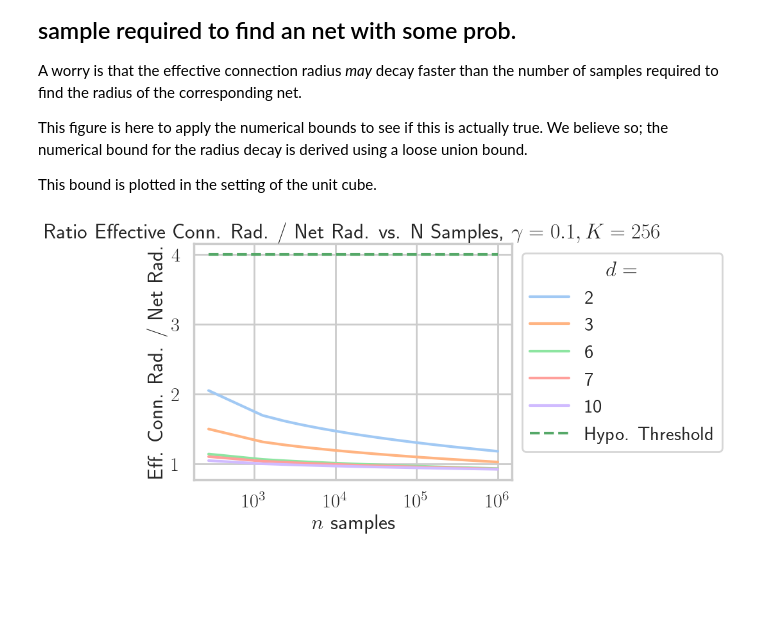
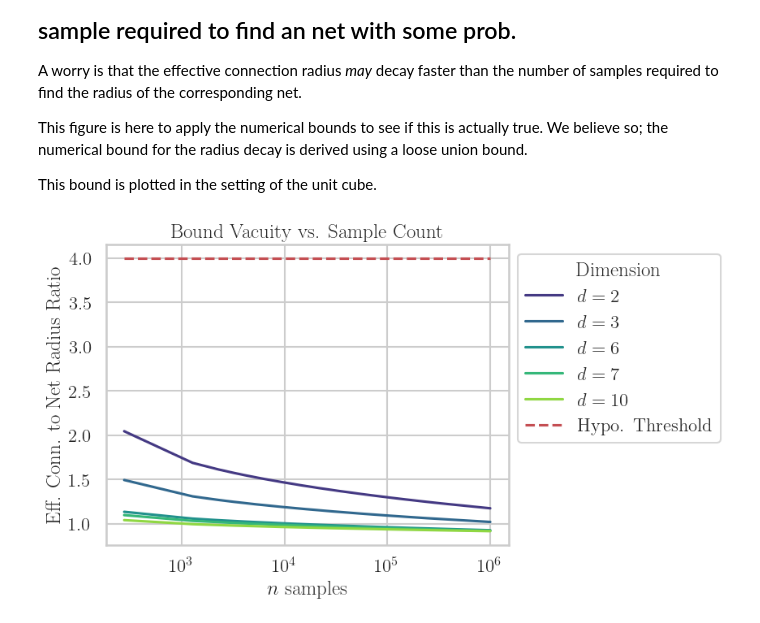
Before and after one commit to robustrobotics/nonasymptotic-mp, a Jupyter notebook: notebooks/designing_tractable_experiments.ipynb, the cells around one changed output. Drawn from its saved outputs; the diff is of its cells as text; code cells hidden in the pictures; blank space fills up the shorter version.

Commit message:
make presentation figures... pt 1

```diff
--- a/notebooks/designing_tractable_experiments.ipynb
+++ b/notebooks/designing_tractable_experiments.ipynb
@@ -319,22 +321,42 @@ big_empirical_df = pd.concat([empirical_df_1, empirical_df_2], axis=0)
 big_empirical_df = big_empirical_df[big_empirical_df['n_samples'] <= 100000]
 big_bound_rads_df = pd.concat([bound_rads_df_1, bound_rads_df_2], axis=0)
 
+
 plt.figure()
-sns.set_theme(style="darkgrid", context='poster')
-sns.color_palette('colorblind')
+relabeled_df = big_empirical_df.rename(columns={"dim":"$d$",
+                                                "n_samples":"$n$ samples",
+                                                "n_neighbors":"$K$ neighbors"})
+sns.set_theme(style="darkgrid", context='poster', font='Georgia')
 g = sns.displot(
-    big_empirical_df, x="eff_rad", row="dim", col="n_samples", hue='n_neighbors',
+    relabeled_df, x="numer_eff_rad", row="$d$", col="$n$ samples", hue='$K$ neighbors', palette="dark"
 )
-# couldn't get the refline to work, so doing a hacky thing, should be handled by displot
+# couldn't get the refline to work, so doing a hacky grid arrangement, should've be handled by displot
+# prop_cycle = plt.rcParams['axes.prop_cycle']
+# colors = prop_cycle.by_key()['color']
+colors = sns.color_palette(palette='muted')
+
+
+cur_col = None
+ccount = 0
 for _, _rec in big_bound_rads_df.iterrows():
     try:
-        g.axes_dict[(_rec['dim'].astype(int), _rec['n_samples'].astype(int))].axvline(_rec['eff_rad'])
+        if cur_col == _rec['n_samples']:
+            ccount += 1
+        else:
+            cur_col = _rec['n_samples']
+            ccount = 0
+        g.axes_dict[(_rec['dim'].astype(int), _rec['n_samples'].astype(int))].axvline(_rec['numer_eff_rad'], linestyle='--', color=colors[ccount])
+        g.axes_dict[(_rec['dim'].astype(int), _rec['n_samples'].astype(int))].axvline(_rec['theory_eff_rad'], linestyle=':', color=colors[ccount])
     except KeyError:
         continue
 
 for bot_axs in g.axes[-1]:
     bot_axs.set_xlabel('$\min_{v \in V} ||v - NN_K(v)||$')
+
+plt.savefig('eff_rad_bound.pdf', format='pdf', bbox_inches='tight')
 plt.show()
+
+
 
 
 # bound_rads_df = _exp_name_to_radius_df(exp_name, _p=0.95)
@@ -393,39 +414,42 @@ k = 256
 _ds = ds[:5]
 smallest_net_rads = np.zeros((n_samples.size, _ds.size))
 largest_conn_rads= np.zeros((n_samples.size, _ds.size))
 
 ## both net-radius and knn radius needs to be done per-sample, since ss_sum is not ufunc'ed.
 for _is, _n_sample in enumerate(n_samples):
     for _id, _d in enumerate(_ds):
         # print('procssing: %i, %i' % (_n_sample, _d))
         smallest_net_rads[_is, _id] = compute_net_radius_from_prob(_d, _n_sample, failure_prob, vol_env=1.0)
         largest_conn_rads[_is, _id] = halving_radius_search_over_log_prob_bound(
             lambda _r: compute_tail_knn_radius_log_prob_chernoff_kl(_n_sample, k, _r, _d, vol_env=1.0, enable_union_bound_factor=True),
             1e-10,
             np.sqrt(20),
             1 - failure_prob
         )
 
 # next, we find the ratio between these two:
 rads_ratio = largest_conn_rads / smallest_net_rads
 
+# transform dimension integers to labels for legend
+_ds = map(lambda i: "$d=%i$" % i, _ds)
+
 # and we load them up in a dataframe and plot them against the hypothesis
 # threshold (ratio >= 4)
 mi = pd.MultiIndex.from_product([n_samples, _ds], names=['n_samples', 'ds'])
 rat_df = pd.DataFrame(data=rads_ratio.flatten(order='C'), index=mi, columns=['ratio']).reset_index()
 
-sns.set_theme(style='whitegrid', context='poster')
-ax = sns.lineplot(data=rat_df, x='n_samples', y='ratio', hue='ds', palette='pastel')
-ax.hlines(y=4, xmin=n_samples[0], xmax=n_samples[-1], linestyles='--', label='Hypo. Threshold', color='g')
+sns.set_theme(style='whitegrid', context='talk', font="Georgia")
+ax = sns.lineplot(data=rat_df, x='n_samples', y='ratio', hue='ds', palette='viridis')
+ax.hlines(y=4, xmin=n_samples[0], xmax=n_samples[-1], linestyles='--', label='Hypo. Threshold', color='r')
 ax.set_xscale('log')
-ax.set_title('Ratio Effective Conn. Rad. / Net Rad. vs. N Samples, $\gamma=0.1,K=256$')
-ax.set_ylabel('Eff. Conn. Rad. / Net Rad.')
+ax.set_title('Bound Vacuity vs. Sample Count')
+ax.set_ylabel('Eff. Conn. to Net Radius Ratio')
 ax.set_xlabel('$n$ samples')
-ax.legend().set_title('$d=$')
+ax.legend().set_title('Dimension')
 sns.move_legend(ax, "upper left", bbox_to_anchor=(1.0, 1))
 plt.savefig('eff_rad_rat.pdf', format='pdf', bbox_inches='tight')
 plt.show()
 # %% [output]
-[figure, old version]
+[figure, new version]
 # %%
 dir(ax.hlines)
```
Also changed, not shown: parts of 3 cells of this notebook, 2 other files.
